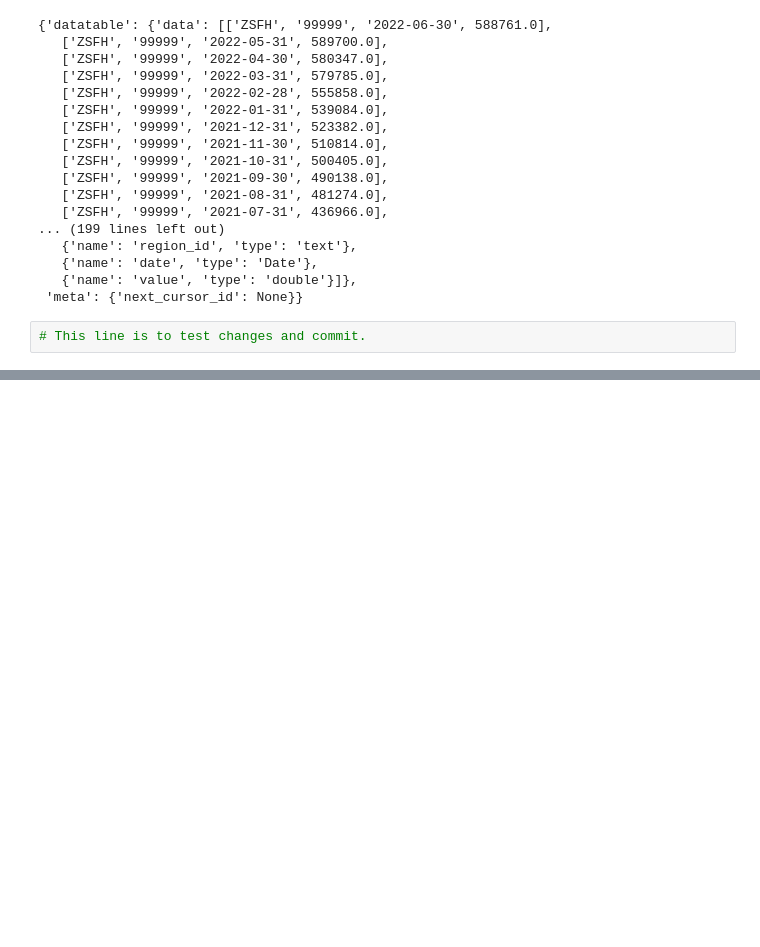
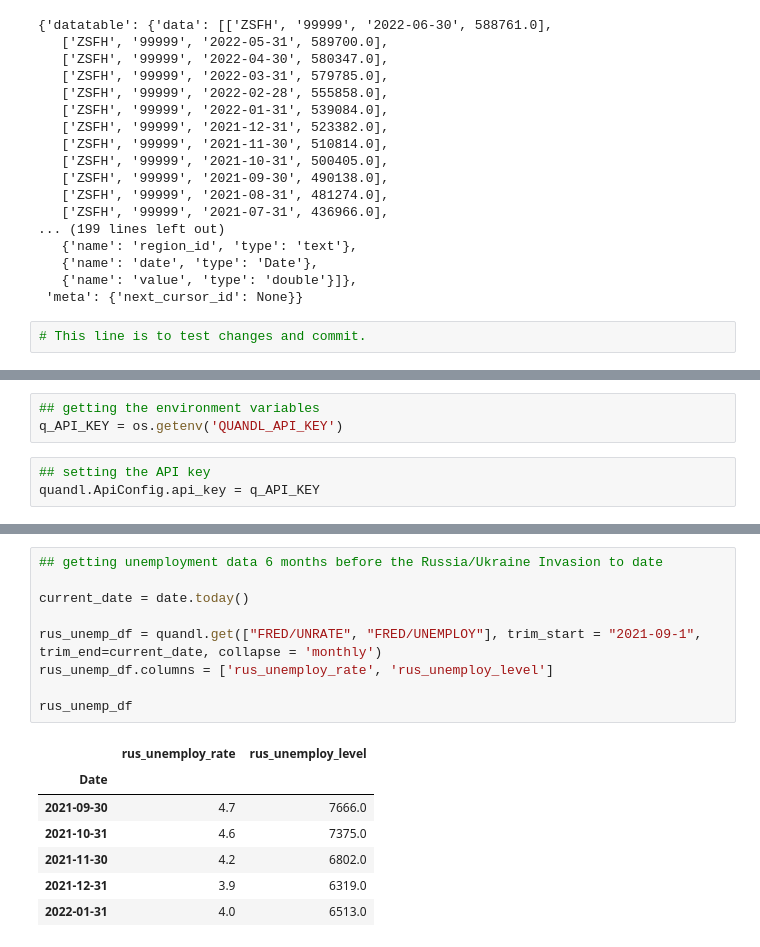
Before and after one commit to lrb924/Collateral_Damage, a Jupyter notebook: yohan.ipynb, the cells around one changed output, grey strips where cells are left out. Cells and saved outputs as stored; diff of their text form; blank space fills up the shorter version.

```diff
--- a/yohan.ipynb
+++ b/yohan.ipynb
@@ -46,0 +93,6 @@ display(data)
+# %%
+## getting the environment variables
+q_API_KEY = os.getenv('QUANDL_API_KEY')
+# %%
+## setting the API key
+quandl.ApiConfig.api_key = q_API_KEY
@@ -46,0 +119,17 @@ display(data)
+# %%
+## getting unemployment data 6 months before the Russia/Ukraine Invasion to date
+
+current_date = date.today()
+
+rus_unemp_df = quandl.get(["FRED/UNRATE", "FRED/UNEMPLOY"], trim_start = "2021-09-1", trim_end=current_date, collapse = 'monthly')
+rus_unemp_df.columns = ['rus_unemploy_rate', 'rus_unemploy_level']
+
+rus_unemp_df
+# %% [output]
+|  | rus_unemploy_rate | rus_unemploy_level |
+| Date |  |  |
+| 2021-09-30 | 4.7 | 7666.0 |
+| 2021-10-31 | 4.6 | 7375.0 |
+| 2021-11-30 | 4.2 | 6802.0 |
+| 2021-12-31 | 3.9 | 6319.0 |
+| 2022-01-31 | 4.0 | 6513.0 |
```
Also changed, not shown: parts of 8 cells of this notebook, 1 other file.
